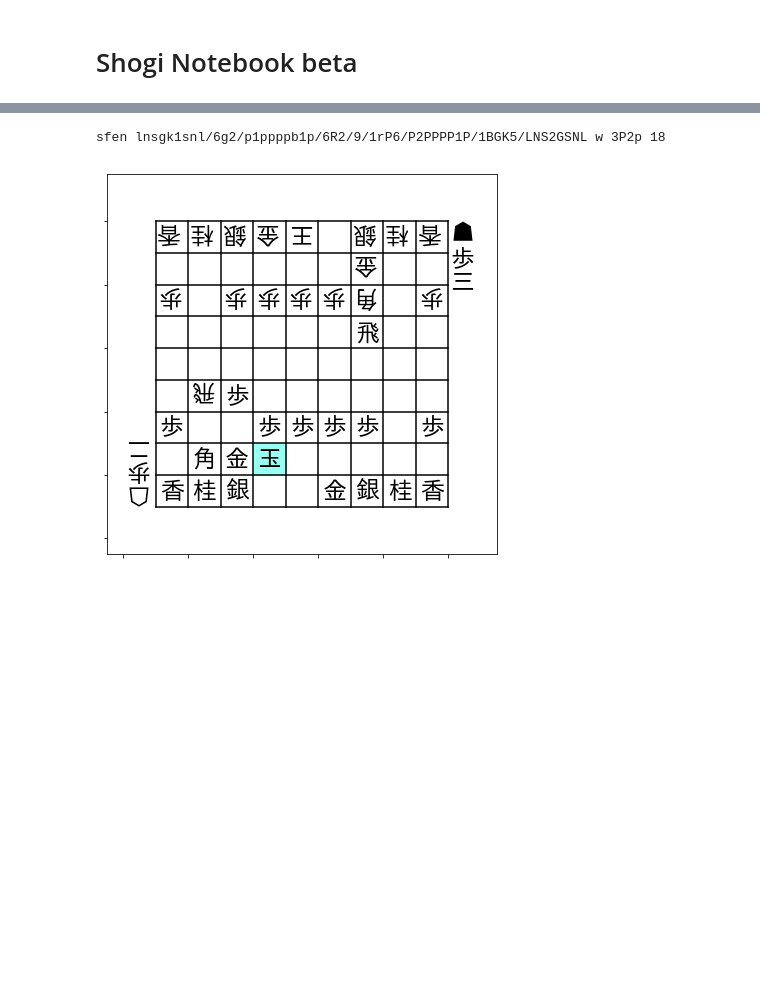
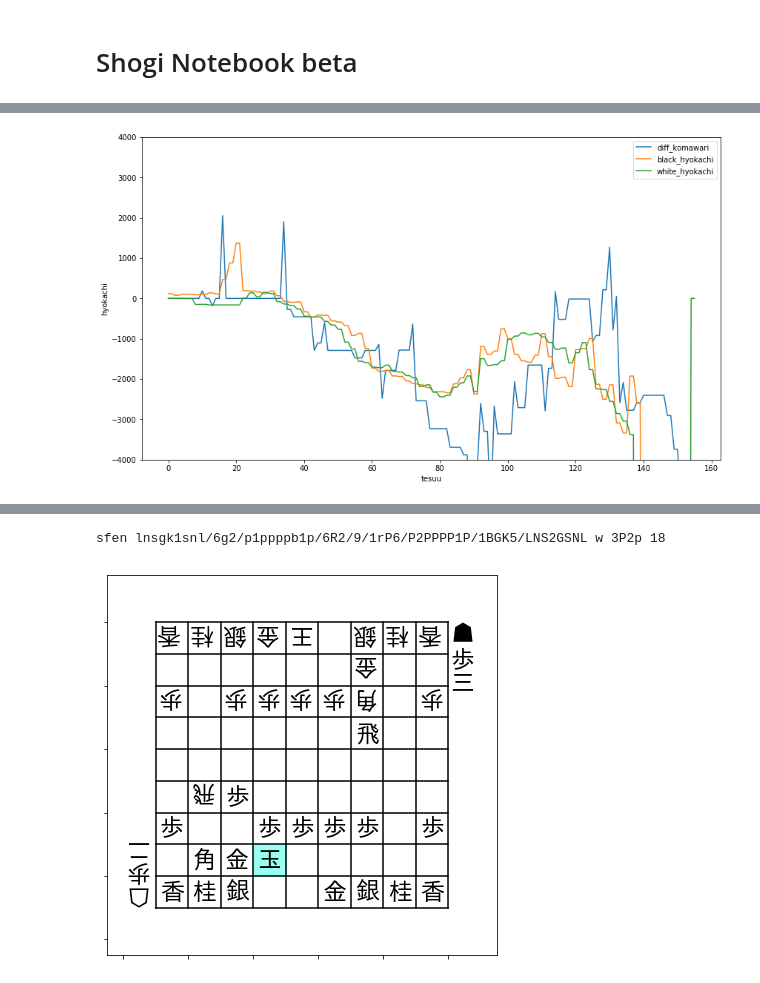
Before and after one commit to tibigame/HandicappedRook, a Jupyter notebook: tool/Shogi Notebook/Shogi Notebook.ipynb, the cells around one changed output, grey strips where cells are left out. Saved outputs shown, nothing was run; the diff lists cells and outputs as text; code cells hidden in the pictures; blank space fills up the shorter version.

```diff
--- a/tool/Shogi Notebook/Shogi Notebook.ipynb
+++ b/tool/Shogi Notebook/Shogi Notebook.ipynb
@@ -141,3 +139,7 @@ plt.plot(kifu.stat_progress) # 進行度のグラフを出してみる
+# %%
+kifu.plot_score() # 評価値と駒割りの推移をプロットします。
+# %% [output]
+[figure, added]
 # %%
 # 駒を移動させるサンプル
 from Board import Board
```
Also changed, not shown: parts of 5 cells of this notebook, 1 other file.
